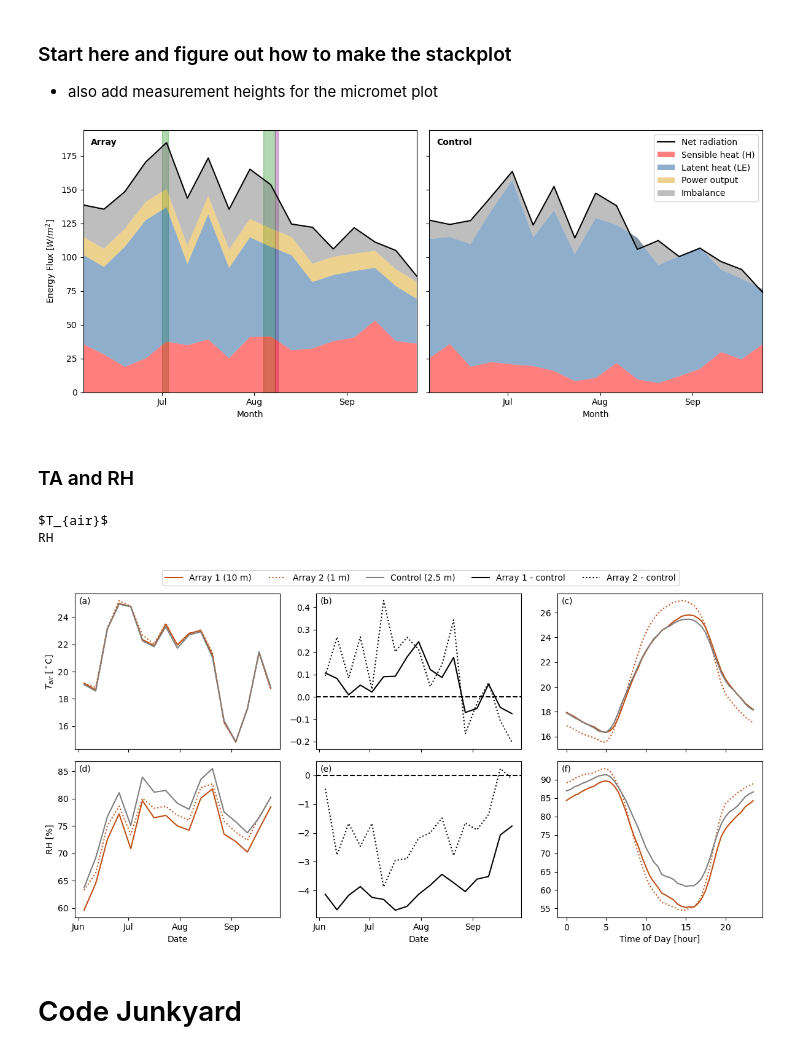
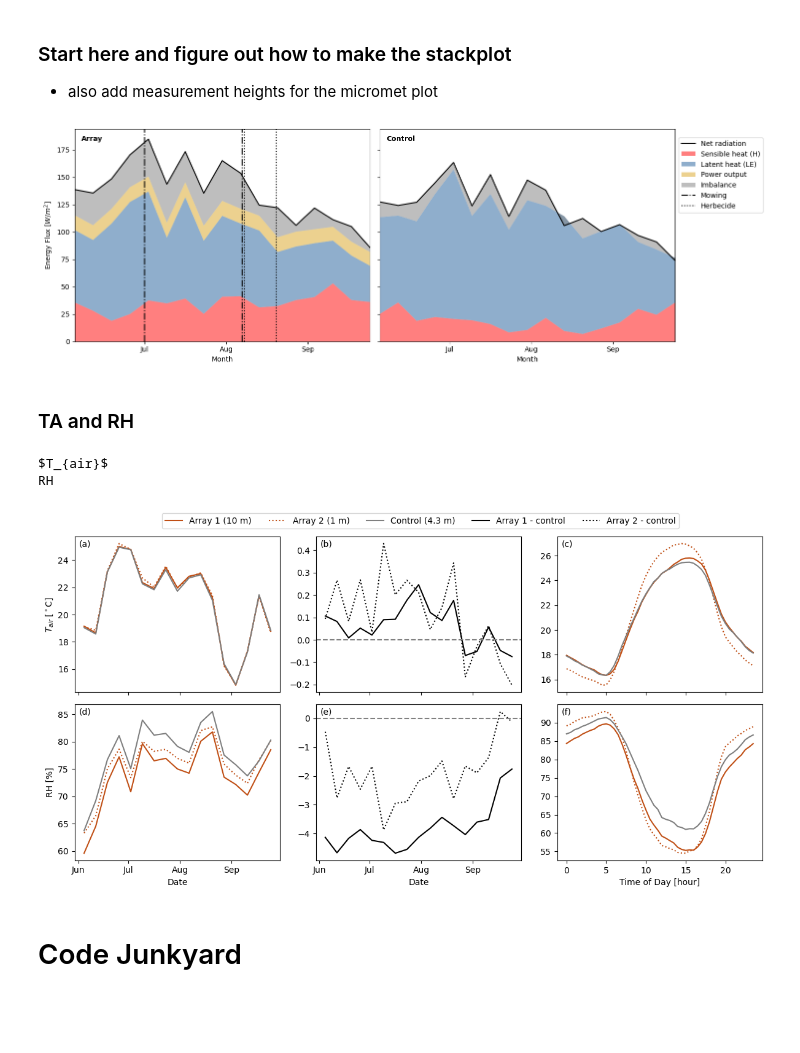
Before and after one commit to ermather/Kogonsa_Solar_obs_analysis, a Jupyter notebook: obs_analysis/AVRF_manuscript_figs.ipynb, the cells around one changed output. Cells and saved outputs as stored; diff of their text form; code cells hidden in the pictures; blank space fills up the shorter version.

Commit message:
Changed NEE units, changed managment back to lines on plots, renamed a directory

```diff
--- a/obs_analysis/AVRF_manuscript_figs.ipynb
+++ b/obs_analysis/AVRF_manuscript_figs.ipynb
@@ -202,8 +210,8 @@ for tow in towdat_dict.keys():
 #Flux plots (NEE and ET)
 
 #Dictionary with variable names and units
-vardict = {'NEE': '[$\mu mol \ m^-2 \ s^-1$]',
-           'ET': '[$mmol \ m^-2 \ s^-1$]',
+vardict = {'NEE': '[$gC \ m^-2 \ d^-1$]',
+           'ET': '[$mm \ d^-1$]',
 }
 
 #Create plot
@@ -217,10 +225,13 @@ for ax in axs[0, :]:
 
 #Add management as vertical lines on each plot
 for ax in axs[:, 0]:
-    m1 = ax.axvspan(xmin=dt.datetime(2025, 7, 1), xmax=dt.datetime(2025, 7, 3), alpha=0.3, color=colordict['below'])
-    ax.axvspan(xmin=dt.datetime(2025, 8, 4), xmax=dt.datetime(2025, 8, 8), alpha=0.3, color=colordict['below'])
-    m2 = ax.axvspan(xmin=dt.datetime(2025, 8, 8), xmax=dt.datetime(2025, 8, 9), alpha=0.3, color=colordict['other3'])
-
+    # m1 = ax.axvspan(xmin=dt.datetime(2025, 7, 1), xmax=dt.datetime(2025, 7, 3), alpha=0.3, color=colordict['below'])
+    # ax.axvspan(xmin=dt.datetime(2025, 8, 4), xmax=dt.datetime(2025, 8, 8), alpha=0.3, color=colordict['below'])
+    # m2 = ax.axvspan(xmin=dt.datetime(2025, 8, 8), xmax=dt.datetime(2025, 8, 9), alpha=0.3, color=colordict['other3'])
+    m1 = ax.axvline(dt.datetime(2025, 7, 1), color = 'k',linestyle = '-.')
+    ax.axvline(dt.datetime(2025, 8, 7), color='k', linestyle = '-.')
+    m2 = ax.axvline(dt.datetime(2025, 8, 8), color = 'k',linestyle = ':')
+    ax.axvline(dt.datetime(2025, 8, 20), color = 'k',linestyle = ':')
 
 
 #Loop through variables, plot time series and cumulative plot for each
@@ -303,46 +314,56 @@ PO_1d['KSA'] = PO_1d.index.month.map(month_map) #Uses month_map to fill in power
 PO_1d['KSC'] = 0
 PO_1w = weighted_week_avg(PO_1d)[sd:ed] #resamples to 1 week, timestamp is middle of week
 # %%
-fig, axs = plt.subplots(1, 2, figsize = (12, 5), sharey = 'row')
+fig, axs = plt.subplots(1, 2, figsize = (13, 5), sharey = 'row')
 
 for i in range(len(axs)):
     ax = axs[i] #select axes
     tow = list(towdat_dict.keys())[i] #select tower
     towdat = towdat_dict[tow][1] #select data for given tower
 
     #Calculated values
     towdat_1w = weighted_week_avg(towdat)[sd:ed] #Take one week average of towdat. Date index is center of average week
     RN = towdat_1w['SWin'] + towdat_1w['LWin'] - towdat_1w['SWout'] - towdat_1w['LWout'] #Calculation net radiation
 
     #Plots
-    ax.plot(RN, c = 'k', label = 'Net radiation') #Plot net radiation as a line
+    l1 = ax.plot(RN, c = 'k', label = 'Net radiation') #Plot net radiation as a line
     #Stacked plot of outgoing energy fluxes (H, LE, power output for array, and energy imbalance)
-    ax.stackplot(towdat_1w.index, towdat_1w['H'], towdat_1w['LE'], PO_1w[tow], RN - towdat_1w['H'] - towdat_1w['LE'] - PO_1w[tow],
+    sp = ax.stackplot(towdat_1w.index, towdat_1w['H'], towdat_1w['LE'], PO_1w[tow], RN - towdat_1w['H'] - towdat_1w['LE'] - PO_1w[tow],
                  labels = ['Sensible heat (H)', 'Latent heat (LE)', 'Power output', 'Imbalance'],
                  colors = [colordict['other1'], colordict['south'],colordict['east'], colordict['control']], alpha = 0.5)
 
     #Format x axis
     ax.set_xlim(towdat_1w.index.min(), towdat_1w.index.max())
     ax.xaxis.set_major_locator(mdates.MonthLocator())  # Tick at start of each month
     ax.xaxis.set_major_formatter(mdates.DateFormatter('%b'))  # Format as abbreviated month name
     ax.set_xlabel('Month')
 
+
 #Plot management periods
-axs[0].axvspan(xmin=dt.datetime(2025, 7, 1), xmax=dt.datetime(2025, 7, 3), alpha=0.3, color=colordict['below'], label = 'mowing', zorder = 0)
-axs[0].axvspan(xmin=dt.datetime(2025, 8, 4), xmax=dt.datetime(2025, 8, 8), alpha=0.3, color=colordict['below'], zorder = 0)
-axs[0].axvspan(xmin=dt.datetime(2025, 8, 8), xmax=dt.datetime(2025, 8, 9), alpha=0.3, color=colordict['other3'], label = 'herbecide', zorder = 0)
+# axs[0].axvspan(xmin=dt.datetime(2025, 7, 1), xmax=dt.datetime(2025, 7, 3), alpha=0.3, color=colordict['below'], label = 'mowing', zorder = 0)
+# axs[0].axvspan(xmin=dt.datetime(2025, 8, 4), xmax=dt.datetime(2025, 8, 8), alpha=0.3, color=colordict['below'], zorder = 0)
+# axs[0].axvspan(xmin=dt.datetime(2025, 8, 8), xmax=dt.datetime(2025, 8, 9), alpha=0.3, color=colordict['other3'], label = 'herbecide', zorder = 0)
+m1 = axs[0].axvline(dt.datetime(2025, 7, 1), color = 'k',linestyle = '-.', label = 'mowing')
+axs[0].axvline(dt.datetime(2025, 8, 7), color='k', linestyle = '-.')
+m2 = axs[0].axvline(dt.datetime(2025, 8, 8), color = 'k',linestyle = ':', label = 'herbecide')
+axs[0].axvline(dt.datetime(2025, 8, 20), color = 'k',linestyle = ':')
+
 
 #Shared y axis
 axs[0].set_ylabel('Energy Flux [$W/m^2$]')
 
 #Add tower names to each panell
 axs[0].annotate('Array', (sd + dt.timedelta(days = 6), 183), weight = 'bold')
 axs[1].annotate('Control', (sd + dt.timedelta(days = 6), 183), weight = 'bold')
 
-plt.legend() #consider moving outside of axes
+#Add figure legend
+handles = [l1[0], sp[0], sp[1], sp[2], sp[3], m1, m2]
+fig.legend(handles, ['Net radiation', 'Sensible heat (H)', 'Latent heat (LE)', 'Power output', 'Imbalance', 'Mowing', 'Herbecide'],
+           loc = 'upper right', bbox_to_anchor=(1.13, .95)) #fixthis
+
 plt.tight_layout()
 # %% [output]
-[figure, old version]
+[figure, new version]
 # %% [markdown]
 ### TA and RH
 # %%
@@ -403,7 +424,7 @@ for i in range(len(vardict.keys())): #Need i for plotting
     #Plot time series on left axis
     l4 = axc.plot(KSA_avg1[sd:ed] - KSC_avg[sd:ed], label = 'Array', c = 'k')
     l5 = axc.plot(KSA_avg2[sd:ed] - KSC_avg[sd:ed], label = 'Array', c = 'k', linestyle = ':')
-    axc.axhline(0, linestyle = '--', c= 'k')
+    axc.axhline(0, linestyle = '--', c= 'gray')
 
     axl.set_ylabel(var  + ' ' + units)
 
@@ -443,7 +464,7 @@ axc.set_xlabel('Date')
 axr.set_xlabel('Time of Day [hour]')
 
 #Add figure legend
-fig.legend(handles, ['Array 1 (10 m)', 'Array 2 (1 m)', 'Control (2.5 m)', 'Array 1 - control', 'Array 2 - control'], bbox_to_anchor=(.88, 1.05), ncol=len(handles))
+fig.legend(handles, ['Array 1 (10 m)', 'Array 2 (1 m)', 'Control (4.3 m)', 'Array 1 - control', 'Array 2 - control'], bbox_to_anchor=(.88, 1.05), ncol=len(handles))
 
 #Save figure
 save_base_path = r'C:\Users\emily\Documents\Grad_School\Research\Solar\Figures\AVRF_manuscript\\'
@@ -453,7 +474,7 @@ plt.savefig(save_base_path + 'all_flux_plots.png', bbox_inches='tight')
 # %% [output]
 $T_{air}$
 RH
-[figure, old version]
+[figure, new version]
 # %% [markdown]
 # Code Junkyard
 # %%
```
Also changed, not shown: parts of 3 cells of this notebook, 6 other files.
